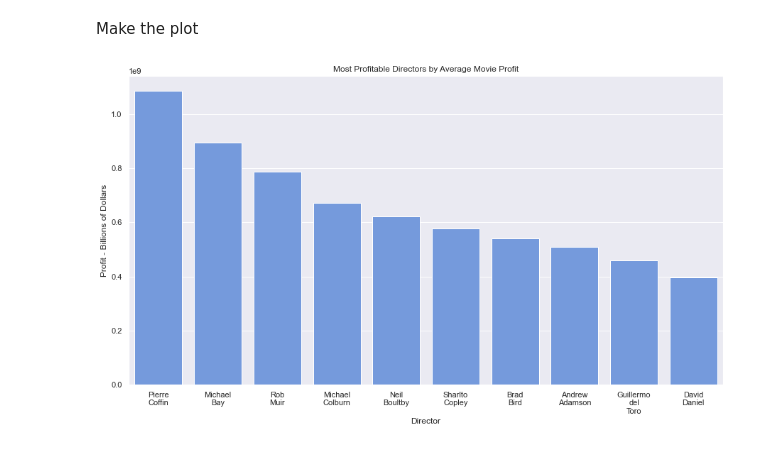
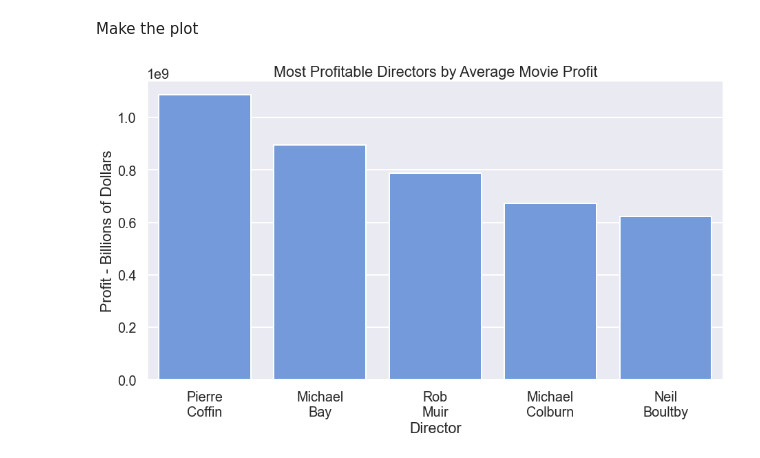
Before and after one commit to asval211/microsoft_movie_analysis, a Jupyter notebook: Profit_vs_director.ipynb, the cells around one changed output. Cells and saved outputs as stored; diff of their text form; code cells hidden in the pictures.

Commit message:
graph formating

```diff
--- a/Profit_vs_director.ipynb
+++ b/Profit_vs_director.ipynb
@@ -87,14 +87,15 @@ Get only the directors
 # %%
 #find all rows where the primary profession is director
 director_group_median = tcombo_profession_profit.loc[tcombo_profession_profit['primary_profession'] == 'director']
-director_group_median = director_group_median.groupby(['primary_name']).median().sort_values(by='profit',ascending=False)[:10]
+director_group_median = director_group_median.groupby(['primary_name']).median().sort_values(by='profit',ascending=False)[:5]
 # %% [markdown]
 Make the plot
 # %%
 #director and profit
-sns.set(rc={'figure.figsize':(15,8)})
+ax = plt.subplots(figsize=(15,8))
 ax = sns.barplot(x=director_group_median.index,y='profit',data=director_group_median,color='cornflowerblue')
 #these are the directors who bring in the most money
 ax.set(xlabel='Director',ylabel='Profit - Billions of Dollars',title='Most Profitable Directors by Average Movie Profit');
+sns.set_context("poster", font_scale=0.9)
 # %% [output]
-[figure, old version]
+[figure, new version]
```
Also changed, not shown: 3 other files.
